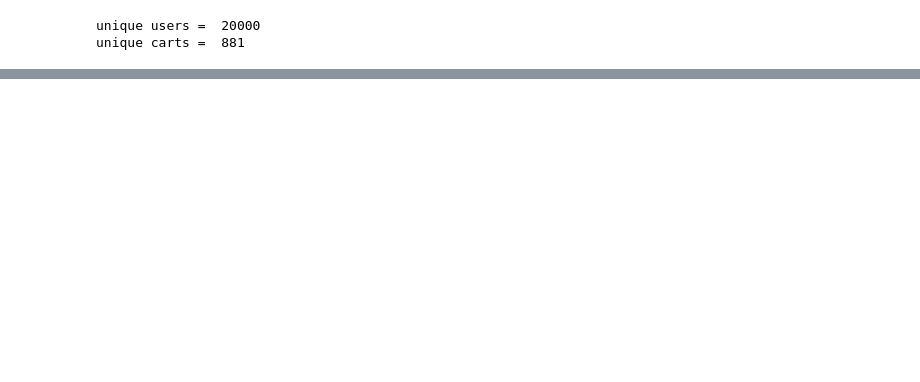
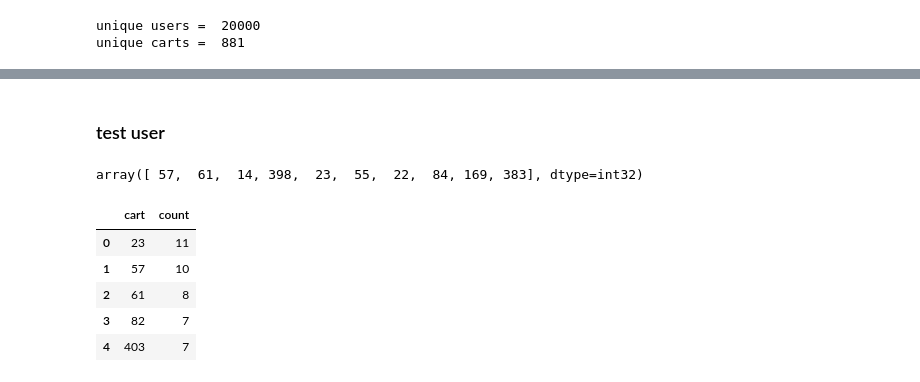
Before and after one commit to kaledinaoksana/SberMarketComp, a Jupyter notebook: main.ipynb, the cells around one changed output, grey strips where cells are left out. Drawn from its saved outputs; the diff is of its cells as text; code cells hidden in the pictures; blank space fills up the shorter version.

Commit message:
add test of reccomendations

```diff
--- a/main.ipynb
+++ b/main.ipynb
@@ -61,0 +108,45 @@ unique carts =  881
+# %% [markdown]
+### test user
+# %%
+
+TEST_USER_ID = 2
+
+def reccomendation(model, n,  userid, user_item_matrix, userid_to_id):
+    recs = model.recommend(userid=userid_to_id[userid],
+                        user_items=csr_matrix(user_item_matrix.loc[userid_to_id[TEST_USER_ID]]).tocsr(),
+                        N=n,
+                        recalculate_user=True,
+                        filter_already_liked_items=False)
+    return recs[0]
+
+recs = reccomendation(model_als, 10, TEST_USER_ID, user_item_matrix, userid_to_id)
+recs
+# %% [output]
+array([ 57,  61,  14, 398,  23,  55,  22,  84, 169, 383], dtype=int32)
+# %%
+user_df = test_df[test_df["user_id"]==TEST_USER_ID]
+# %%
+def calculate_counttable_by_columnname(df, column_name):
+        """
+        Calculate a count table for a column.
+
+        Args:
+            df (DataFrame): The DataFrame to calculate the count table for.
+            column_name (str): The name of the column to calculate the count table for.
+
+        Returns:
+            DataFrame: The count table.
+        """
+        counts = df[column_name].value_counts().reset_index()
+        counts.columns = [column_name, 'count']
+        counts = counts.sort_values(by='count')
+        return counts
+
+calculate_counttable_by_columnname(user_df, 'cart').sort_values(by="count",ascending=False).head(5)
+# %% [output]
+|  | cart | count |
+| 0 | 23 | 11 |
+| 1 | 57 | 10 |
+| 2 | 61 | 8 |
+| 3 | 82 | 7 |
+| 4 | 403 | 7 |
```
Also changed, not shown: parts of 18 cells of this notebook.
